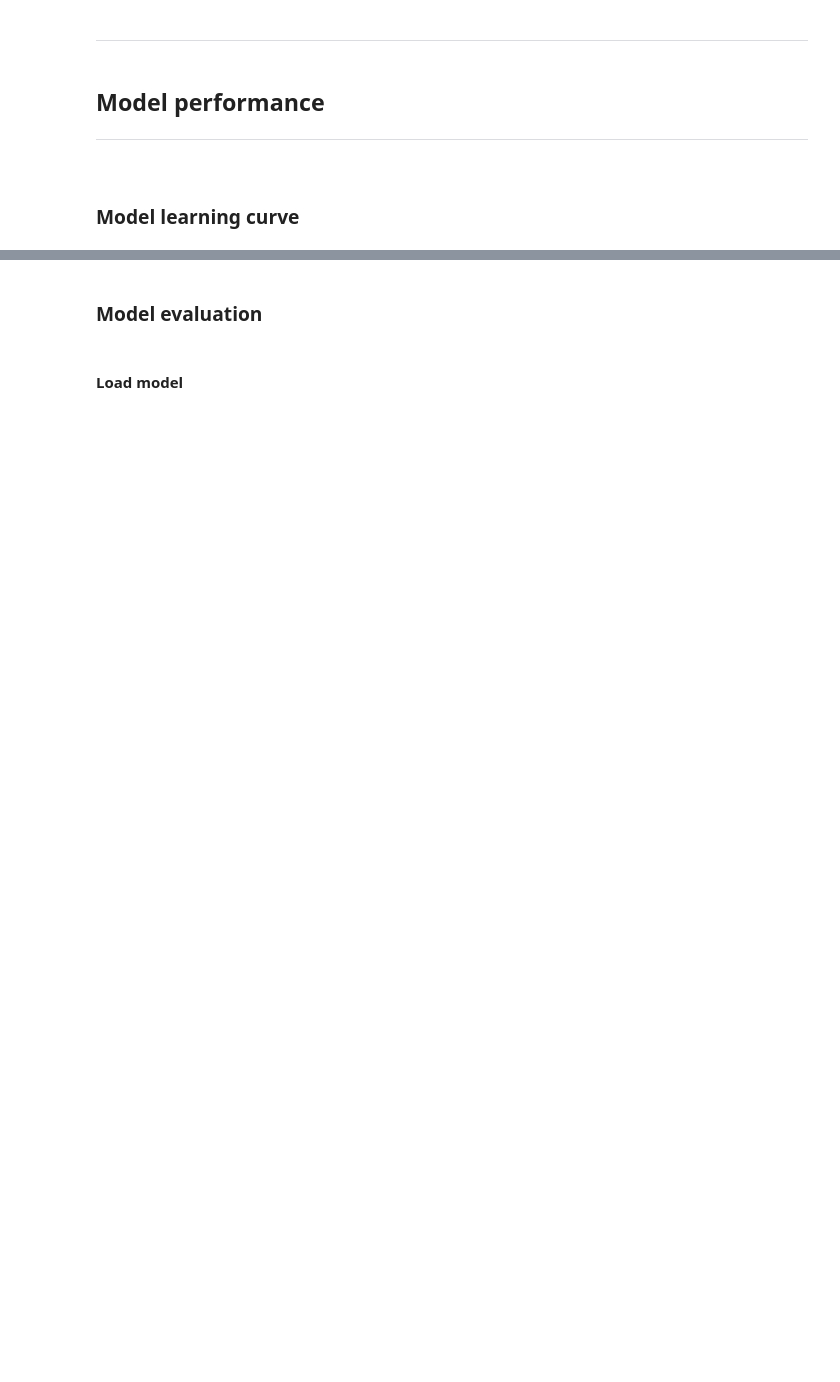
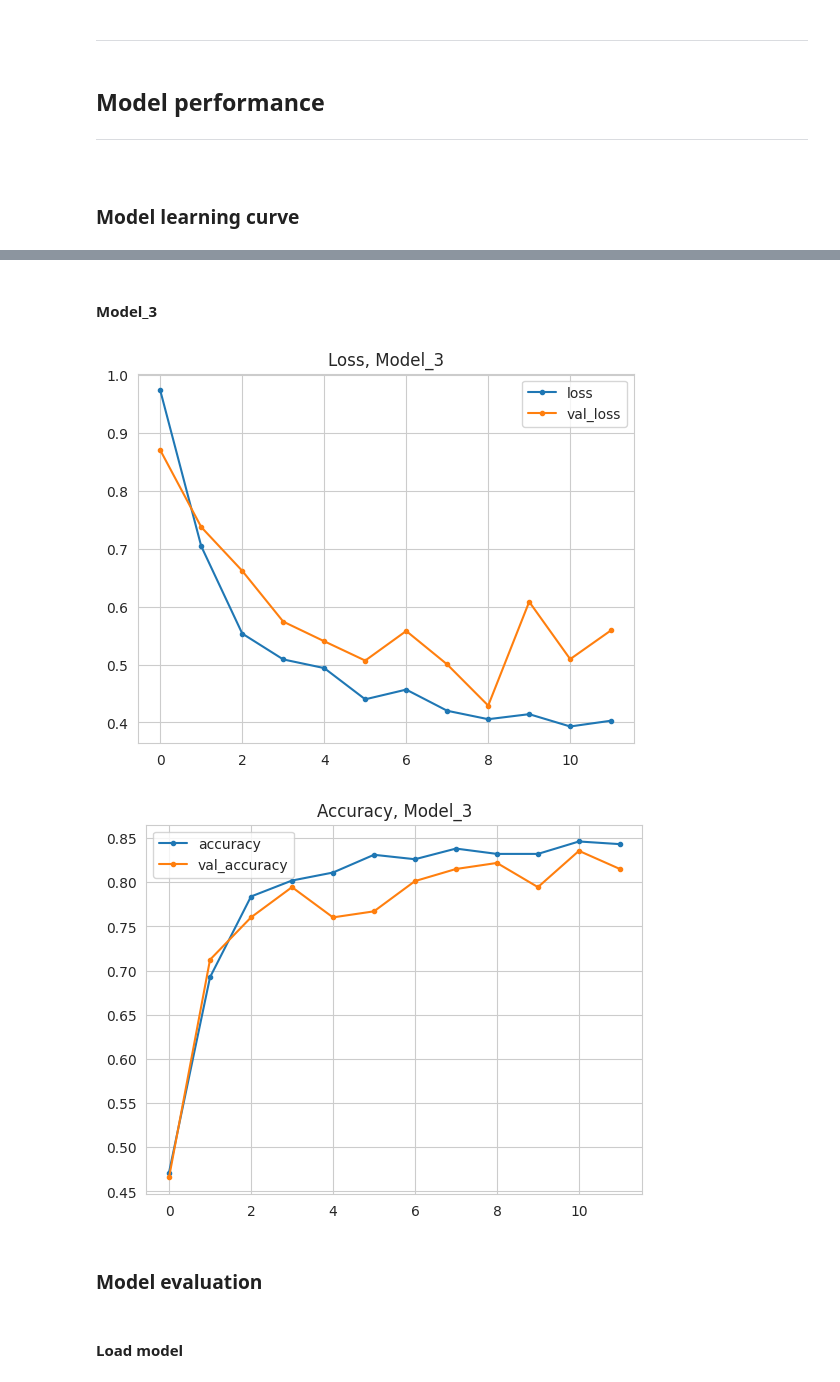
Before and after one commit to Code-Institute-Submissions/corals_health, a Jupyter notebook: jupyter_notebooks/3_models_evaluation_cross-compare.ipynb, the cells around one changed output, grey strips where cells are left out. Cells and saved outputs as stored; diff of their text form; code cells hidden in the pictures; blank space fills up the shorter version.

```diff
--- a/jupyter_notebooks/3_modeling_evaluating.ipynb
+++ b/jupyter_notebooks/3_models_evaluation_cross-compare.ipynb
@@ -258,5 +375,5 @@ from tensorflow.keras.optimizers import Adam
 # %%
-def create_tf_model():
+def create_tf_model_3():
     """
     Function that will create, compile and return a sequential model for classifying
     three types of images of corals ('healthy', 'bleached' and 'dead')
@@ -356,0 +504,8 @@ model.save('outputs/v3/corals_health_model_4_act_3.h5')
+# %%
+model_3.fit(train_set,
+          epochs=25,
+          steps_per_epoch=len(train_set.classes) // batch_size,
+          validation_data=validation_set,
+          callbacks=[early_stop],
+          verbose=1
+          )
@@ -382,3 +581,24 @@ plt.show()
+# %% [markdown]
+#### Model_3
+# %%
+losses = pd.DataFrame(model_3.history.history)
+
+sns.set_style("whitegrid")
+losses[['loss', 'val_loss']].plot(style='.-')
+plt.title("Loss, Model_3")
+plt.savefig(f'{file_path}/model_3_training_losses.png',
+            bbox_inches='tight', dpi=150)
+plt.show()
+
+print("\n")
+losses[['accuracy', 'val_accuracy']].plot(style='.-')
+plt.title("Accuracy, Model_3")
+plt.savefig(f'{file_path}/model_3_training_acc.png',
+            bbox_inches='tight', dpi=150)
+plt.show()
+# %% [output]
+[figure, added]
+[figure, added]
 # %% [markdown]
 ### Model evaluation
 # %% [markdown]
```
Also changed, not shown: parts of 58 cells of this notebook, 43 other files.
